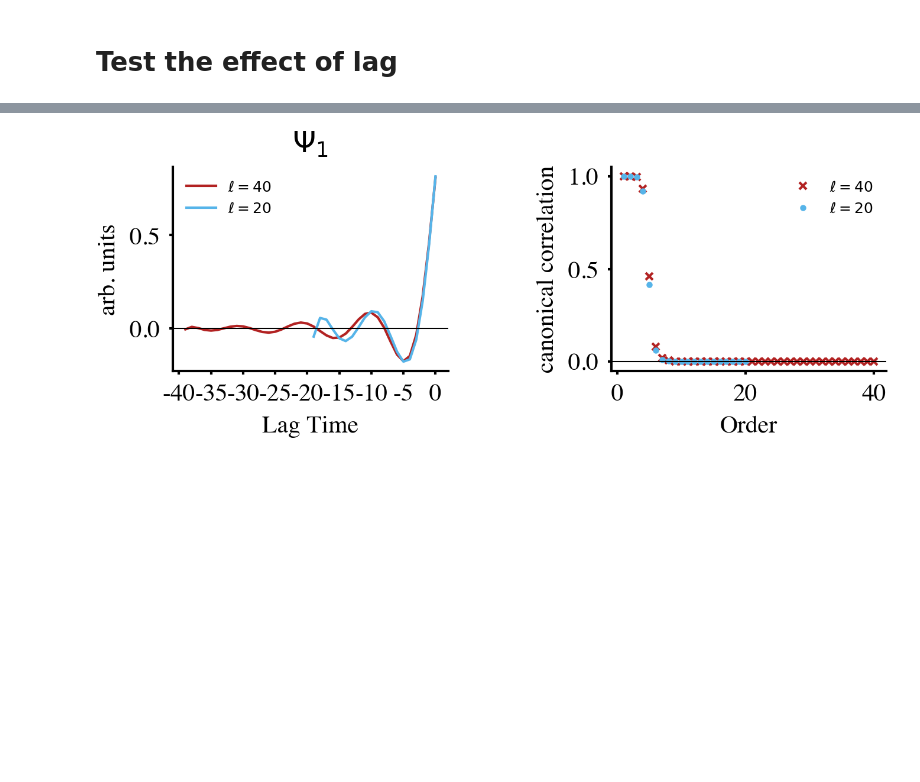
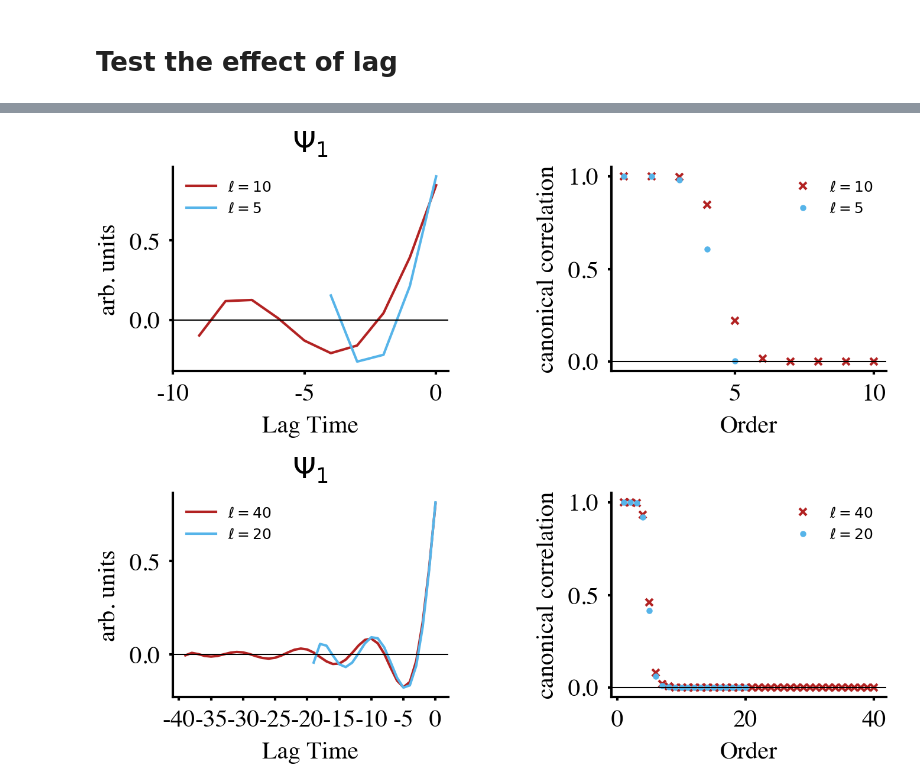
Before and after one commit to ShawnQin/ReSU, a Jupyter notebook: gaussian_processes.ipynb, the cells around one changed output, grey strips where cells are left out. Saved outputs shown, nothing was run; the diff lists cells and outputs as text; code cells hidden in the pictures; blank space fills up the shorter version.

```diff
--- a/gaussian_processes.ipynb
+++ b/gaussian_processes.ipynb
@@ -935,40 +764,0 @@ past_std = past_first.std(axis=0)
-# %%
-noise_level = 0.01
-future_time = np.arange(0, horizon)
-past_time = np.arange(-memory+1,1)
-
-fig, ax = plt.subplots(figsize=(2.5, 1.5))
-ax.plot(future_time, future_mean,  color="firebrick",label="Future filter")
-# ax.plot(future_mean, label=f"{noise_level}", color=firebrick)
-ax.fill_between(
-    np.arange(len(future_mean)),
-    future_mean - future_std,
-    future_mean + future_std,
-    alpha=0.1,
-    lw=0,
-    color="firebrick",
-)
-# add vertical line at x = 0
-plt.axvline(x=0, color="grey", ls="--", alpha=0.5,linewidth=0.5)
-ax.plot(past_time, np.flip(past_mean),  color="black",label="Past filter")
-# ax.plot(papast_mean, label=f"{noise_level}", color=black)
-ax.fill_between(
-    past_time,
-    np.flip(past_mean - past_std),
-    np.flip(past_mean + past_std),
-    alpha=0.2,
-    lw=0,
-    color="black",
-)
-# set x ticks
-plt.xticks(np.arange(-100, 51, 50))
-# add x axis label
-plt.xlabel("Time")
-plt.ylabel("Value")
-# show the labels
-plt.legend()
-
-# tight layout
-plt.tight_layout()
-# save the figure
-# plt.savefig("./figures/future_past_filters_rq.pdf", dpi=300, bbox_inches="tight")
@@ -1308,6 +970,10 @@ def generate_kernel_matrix(ts, kernel_func, **kwargs):
     K += 1e-8 * np.eye(n)
 
     return K
+# %%
+cca_plots(lpast1=10, lpast2=5, write_to_file=True)
+# %% [output]
+[figure, added]
 # %%
 cca_plots(lpast1=40, lpast2=20, write_to_file=True)
 # %% [output]
```
Also changed, not shown: parts of 41 cells of this notebook, 1 other file.
